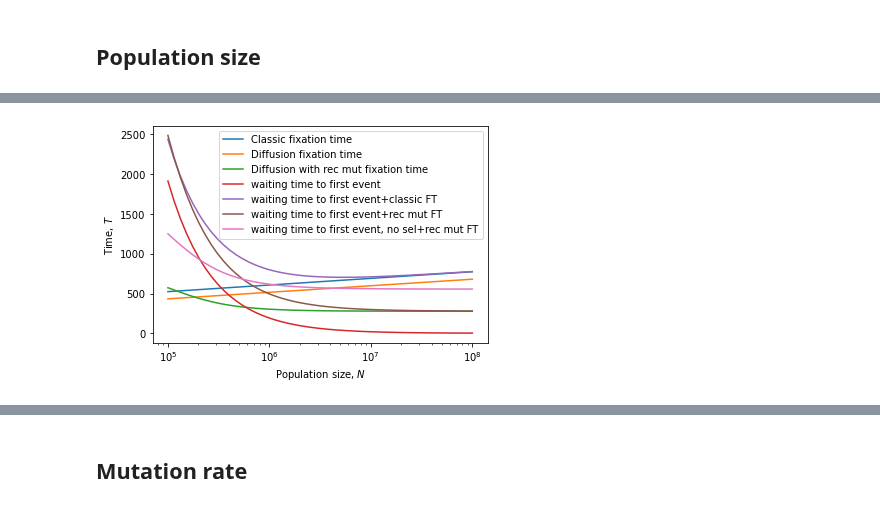
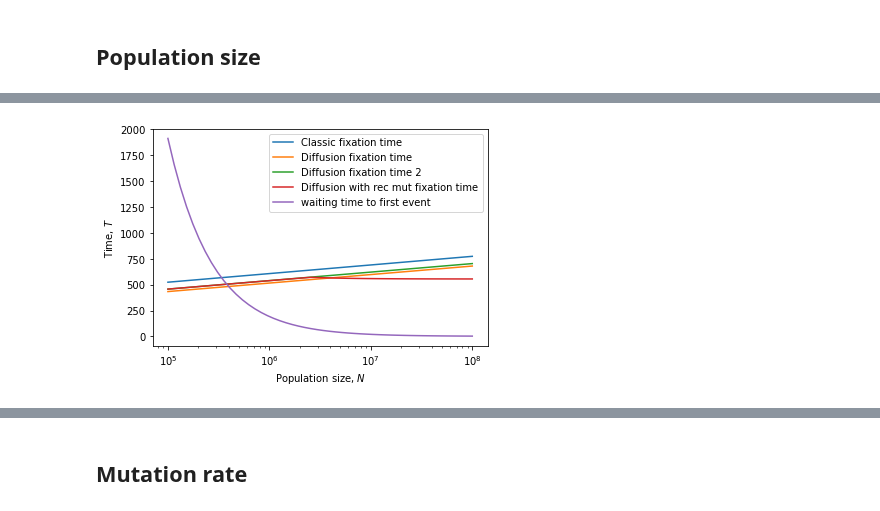
Before and after one commit to yoavram-lab/Heatrisomy, a Jupyter notebook: notebooks_mp/Comparison of the fixation times_no aneuploidy.ipynb, the cells around one changed output, grey strips where cells are left out. Saved outputs shown, nothing was run; the diff lists cells and outputs as text; code cells hidden in the pictures.

```diff
--- a/notebooks_mp/Comparison of the fixation times_no aneuploidy.ipynb
+++ b/notebooks_mp/Comparison of the fixation times_no aneuploidy.ipynb
@@ -292,2 +274,6 @@ N, μ, δ, w_euwt, w_anwt, w_anmt, w_eumt = Nm58, 9.6e-08, 0, 1, 1.021, 1.025, 1
+# %%
+τ__= τ(w_euwt, w_eumt, .95, 1/N)
+τ_K= τ_kimura(N, w_euwt, w_eumt, x=.95, y=1/N)
+τ_r = t_rec(N, μ , w_euwt, w_eumt, 1/N, fc=0.95)
 # %%
-%timeit τ_rec_ft(N, μ , w_euwt, w_eumt, 1/N, fc=0.95)
+τ_Ki = τ_Kim(N, w_euwt, w_eumt, 1/N, .95)
@@ -300,9 +280,5 @@ N, μ, δ, w_euwt, w_anwt, w_anmt, w_eumt = Nm58, 9.6e-08, 0, 1, 1.021, 1.025, 1
-# %%
-τ__= τ(w_euwt, w_eumt, .95, 1/N)
-τ_K= τ_kimura(N, w_euwt, w_eumt, x=.95, y=1/N)
-τ_r= τ_rec_ft(N, μ , w_euwt, w_eumt, 1/N, fc=0.95)
 # %%
-p0 = 1 - (1 - p_kimura(N, (w_eumt - w_euwt) / w_euwt) * μ)**N
+p0 = 1 - (1 - p_kimura(N, (w_eumt - w_euwt) / w_euwt) * 9.6e-08)**N
 p1 = 1 - (1 - p_kimura(N, (w_anwt - w_euwt) / w_euwt) * δ)**N
 p_mint = 1 - (1 - p0) * (1 - p1)
 p_at= p1 / (p0 + p1)
@@ -355,18 +285,19 @@ array([1.80852105e+03, 1.57072825e+03, 1.36419011e+03, 1.18481931e+03,
 # %%
 plt.plot(N, τ__, label='Classic fixation time')
 plt.plot(N, τ_K, label='Diffusion fixation time')
+plt.plot(N, τ_Ki, label='Diffusion fixation time 2')
 plt.plot(N, τ_r, label='Diffusion with rec mut fixation time')
+
+
 plt.plot(N, 1/p_mint, label='waiting time to first event')
-plt.plot(N, 1/p_mint+τ__, label='waiting time to first event+classic FT')
-plt.plot(N, 1/p_mint+τ_r, label='waiting time to first event+rec mut FT')
-plt.plot(N, 1/p_mintg+2*τ_r, label='waiting time to first event, no sel+rec mut FT')
+
 
 plt.xscale('log')
 #plt.yscale('log')
-#plt.xlim([1e7,1e8])
-#plt.ylim([500,700])
+#plt.xlim([1e5,2e5])
+#plt.ylim([400,600])
 plt.xlabel("Population size, $N$")
 plt.ylabel('Time, $T$')
 plt.legend();
 # %% [output]
-[figure, old version]
+[figure, new version]
```
Also changed, not shown: parts of 31 cells of this notebook, 5 other files.
